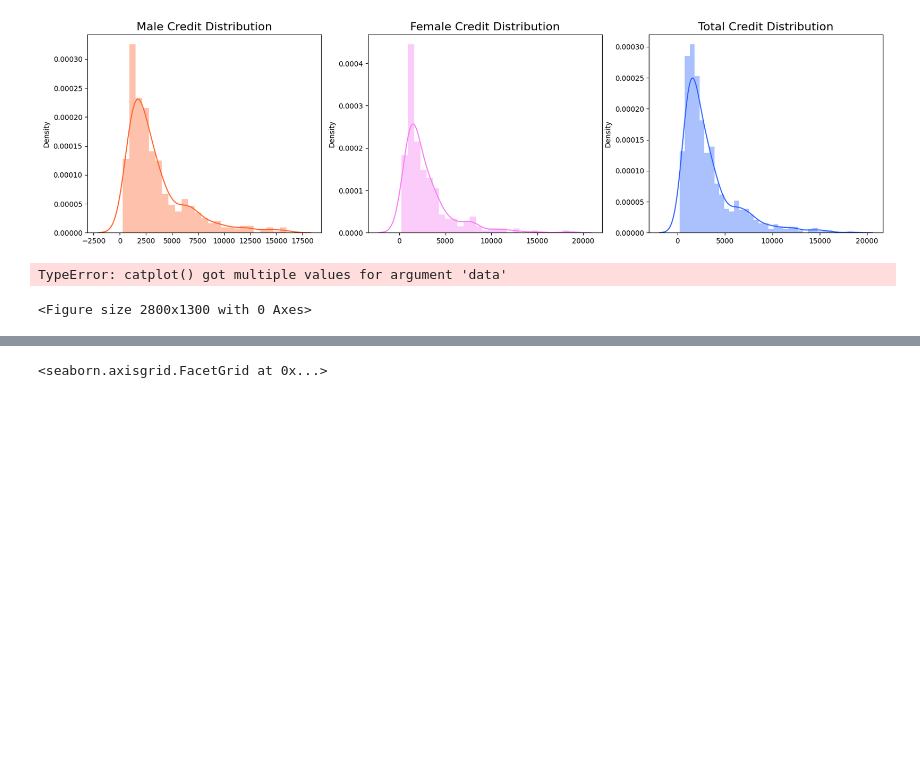
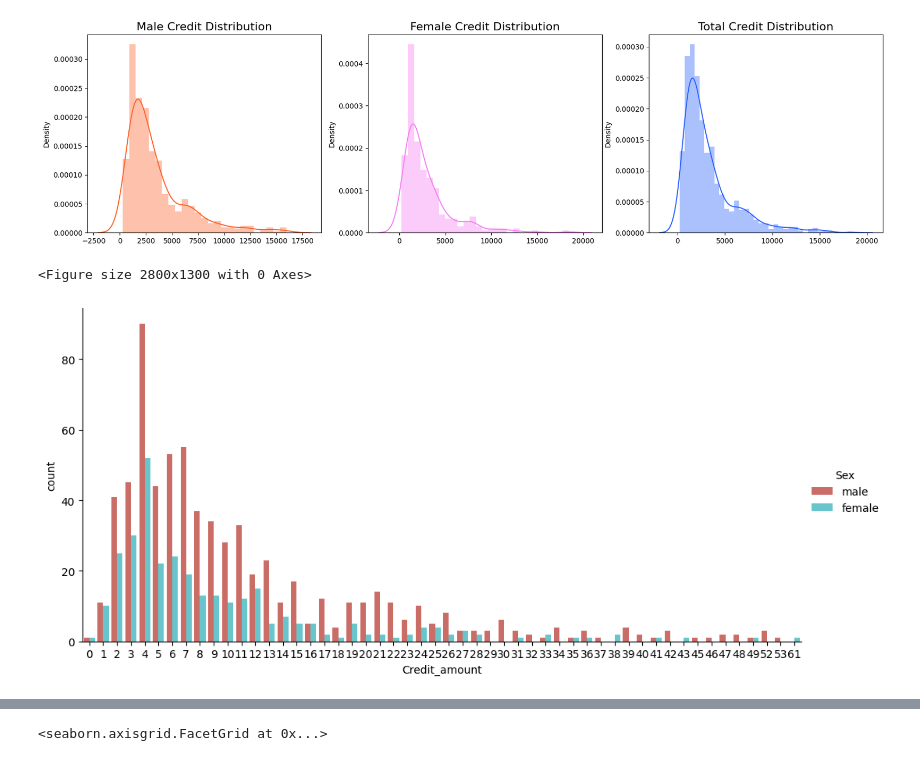
Before and after one commit to DucQuynh02/IntroML, a Jupyter notebook: DataAnalysis.ipynb, the cells around one changed output, grey strips where cells are left out. Drawn from its saved outputs; the diff is of its cells as text; code cells hidden in the pictures; blank space fills up the shorter version.

```diff
--- a/DataAnalysis.ipynb
+++ b/DataAnalysis.ipynb
@@ -173,12 +175,12 @@ plt.show()
 # %%
 #aspect=2,
 plt.figure(figsize=(28,13))
 data['Credit_amount'] = np.array(int(i/300) for i in data['Credit amount'] )
-sns.catplot("Credit_amount", data=data,aspect=2, palette='hls',  kind="count",hue = 'Sex')
+sns.catplot(x="Credit_amount", data=data,aspect=2, palette='hls',  kind="count",hue = 'Sex')
 del data['Credit_amount']
 # %% [output]
-TypeError: catplot() got multiple values for argument 'data'
+<Figure size 2800x1300 with 0 Axes>
-<Figure size 2800x1300 with 0 Axes>
+[figure, added]
 # %%
 plt.figure(figsize=(13,6)) #figure size
 g = sns.boxplot(x='Purpose', y='Credit amount',
```
Also changed, not shown: parts of 4 cells of this notebook, 3 other files.
